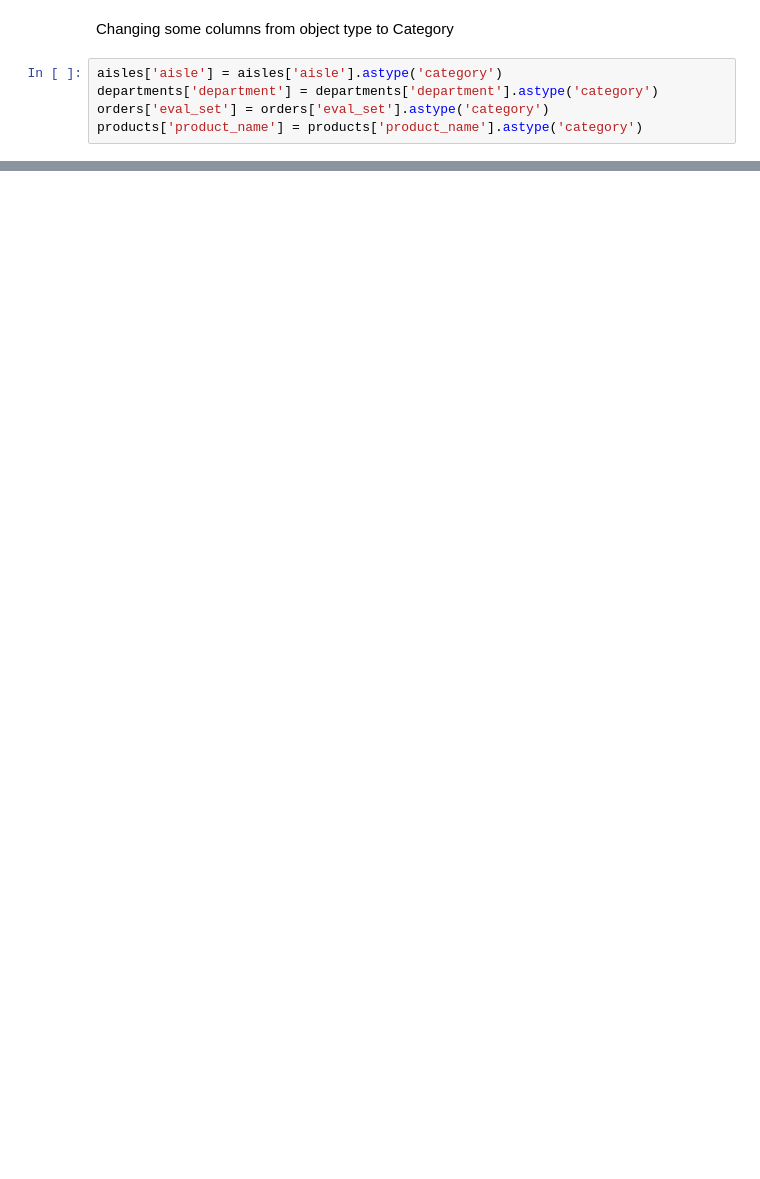
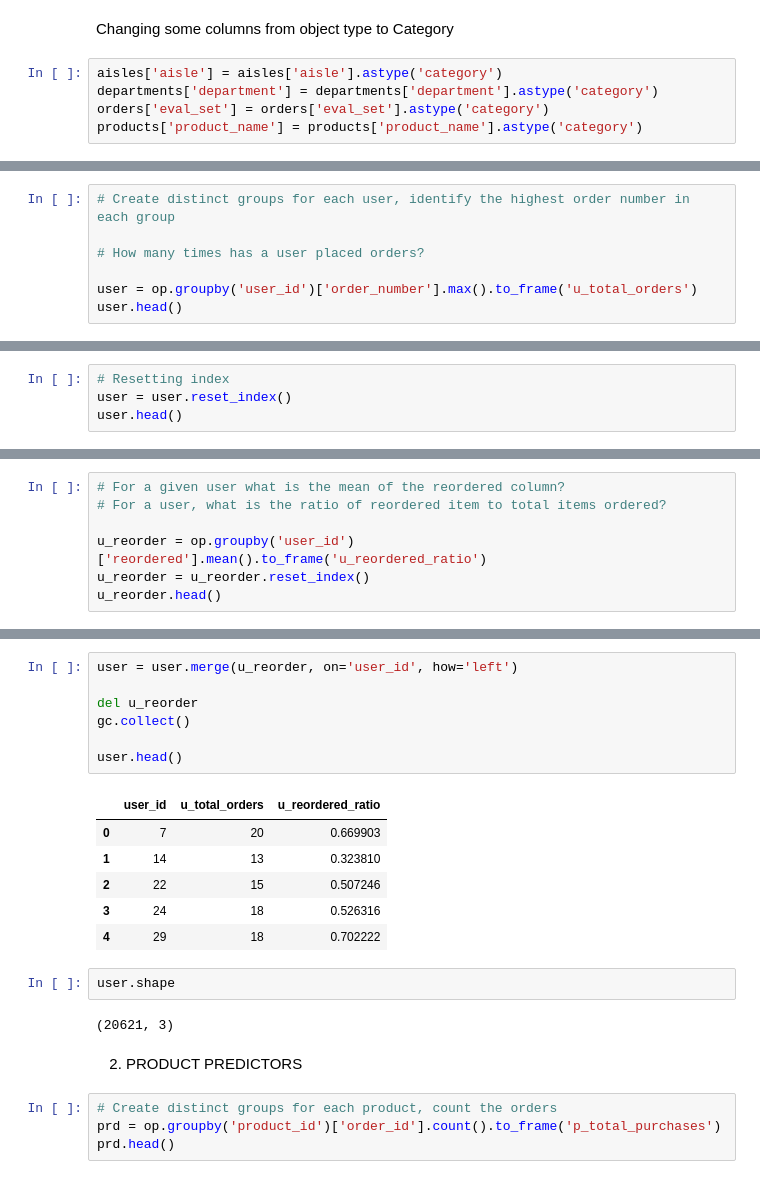
Before and after one commit to AmlanAlok/instacart-2017-project, a Jupyter notebook: Instacart_2017_XGBoost_1.ipynb, the cells around one changed output, grey strips where cells are left out. Saved outputs shown, nothing was run; the diff lists cells and outputs as text; blank space fills up the shorter version.

Commit message:
user predictors added

```diff
--- a/Instacart_2017_XGBoost_1.ipynb
+++ b/Instacart_2017_XGBoost_1.ipynb
@@ -79,0 +83,7 @@ op.head()
+# %%
+# Create distinct groups for each user, identify the highest order number in each group
+
+# How many times has a user placed orders?
+
+user = op.groupby('user_id')['order_number'].max().to_frame('u_total_orders')
+user.head()
@@ -79,0 +98,4 @@ op.head()
+# %%
+# Resetting index
+user = user.reset_index()
+user.head()
@@ -79,0 +109,7 @@ op.head()
+# %%
+# For a given user what is the mean of the reordered column?
+# For a user, what is the ratio of reordered item to total items ordered?
+
+u_reorder = op.groupby('user_id')['reordered'].mean().to_frame('u_reordered_ratio')
+u_reorder = u_reorder.reset_index()
+u_reorder.head()
@@ -79,0 +123,24 @@ op.head()
+# %%
+user = user.merge(u_reorder, on='user_id', how='left')
+
+del u_reorder
+gc.collect()
+
+user.head()
+# %% [output]
+|  | user_id | u_total_orders | u_reordered_ratio |
+| 0 | 7 | 20 | 0.669903 |
+| 1 | 14 | 13 | 0.323810 |
+| 2 | 22 | 15 | 0.507246 |
+| 3 | 24 | 18 | 0.526316 |
+| 4 | 29 | 18 | 0.702222 |
+# %%
+user.shape
+# %% [output]
+(20621, 3)
+# %% [markdown]
+2. PRODUCT PREDICTORS
+# %%
+# Create distinct groups for each product, count the orders
+prd = op.groupby('product_id')['order_id'].count().to_frame('p_total_purchases')
+prd.head()
```
Also changed, not shown: parts of 6 cells of this notebook.
